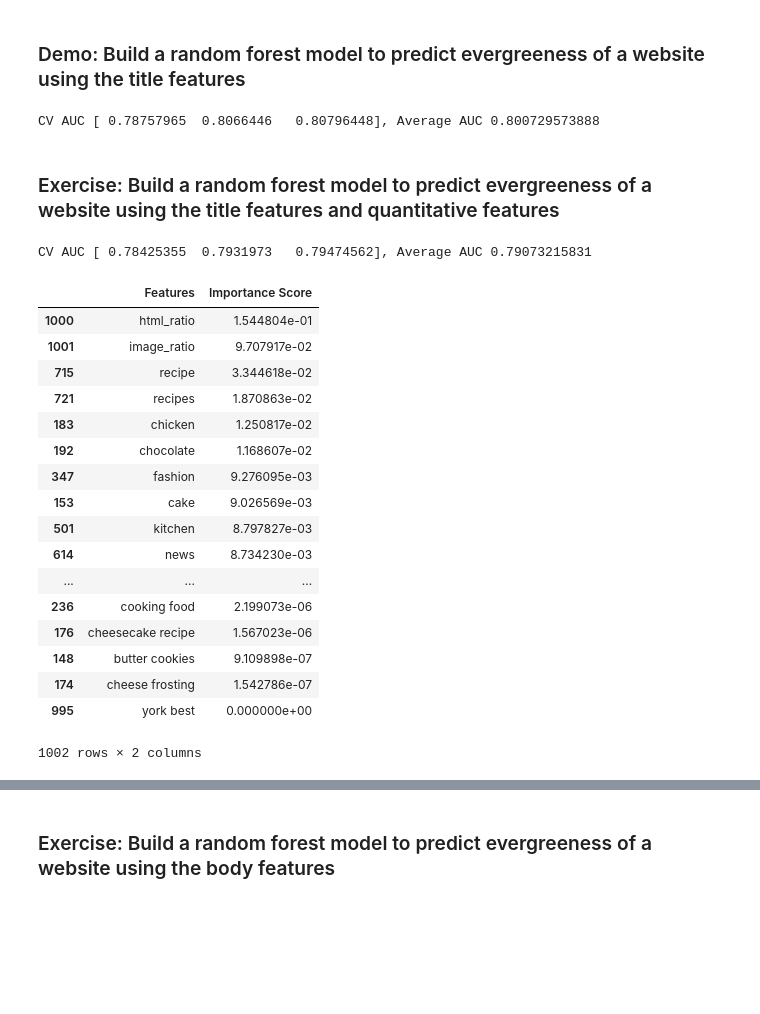
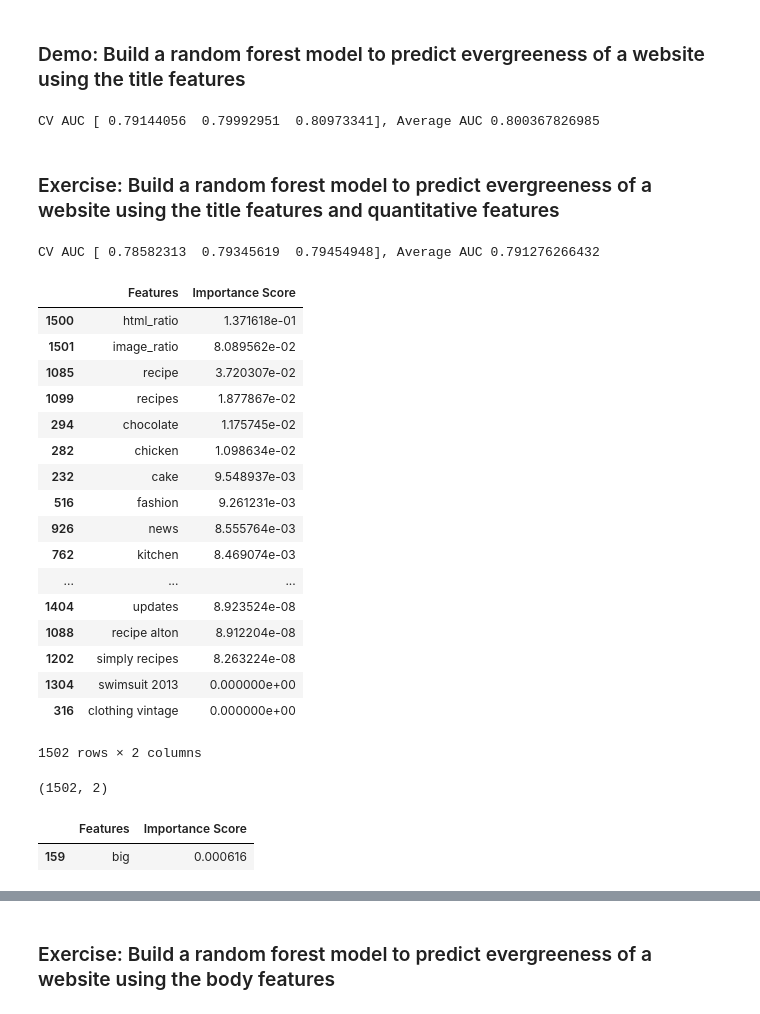
Before and after one commit to akell47/DataSciCourse, a Jupyter notebook: lessons/lesson-13/code/solution-code/solution-code-13.ipynb, the cells around one changed output, grey strips where cells are left out. Saved outputs shown, nothing was run; the diff lists cells and outputs as text; code cells hidden in the pictures; blank space fills up the shorter version.

```diff
--- a/lessons/lesson-13/code/solution-code/solution-code-13.ipynb
+++ b/lessons/lesson-13/code/solution-code/solution-code-13.ipynb
@@ -80,10 +103,13 @@ data['recipe'] = data['title'].str.contains('recipe')
  ### Demo: Use of the Count Vectorizer
 # %%
 titles = data['title'].fillna('')
+# fill in nulls with empty character
 
 from sklearn.feature_extraction.text import CountVectorizer
+# computer learn vocabulary
+# countVectorizer
 
-vectorizer = CountVectorizer(max_features = 1000,
+vectorizer = CountVectorizer(max_features = 1500, # max amt of columns
                              ngram_range=(1, 2),
                              stop_words='english',
                              binary=True)
@@ -109,63 +135,79 @@ print X.toarray()
 from sklearn.ensemble import RandomForestClassifier
 
 model = RandomForestClassifier(n_estimators = 20)
+# n_estimator = number of trees - each tree from random selection of the data
 
 # Use `fit` to learn the vocabulary of the titles
 vectorizer.fit(titles)
 
 # Use `tranform` to generate the sample X word matrix - one column per feature (word or n-grams)
 X = vectorizer.transform(titles).toarray()
+# X features transform to array numpy array for sklearn
 y = data['label']
+# evergreen or not
 
 model.fit(X,y)
+# fit it
 
 from sklearn.cross_validation import cross_val_score
 
 scores = cross_val_score(model, X, y, scoring='roc_auc')
 print('CV AUC {}, Average AUC {}'.format(scores, scores.mean()))
 # %% [output]
-CV AUC [ 0.78757965  0.8066446   0.80796448], Average AUC 0.800729573888
+CV AUC [ 0.79144056  0.79992951  0.80973341], Average AUC 0.800367826985
 # %% [markdown]
 ### Exercise: Build a random forest model to predict evergreeness of a website using the title features and quantitative features
 # %%
 # Use `tranform` to generate the sample X word matrix - one column per feature (word or n-grams)
 X_text_features = vectorizer.transform(titles)
 
 # Identify the features you want from the original dataset
 other_features_columns = ['html_ratio', 'image_ratio']
 other_features = data[other_features_columns]
 
 # Stack them horizontally together
 # This takes all of the word/n-gram columns and appends on two more columns for `html_ratio` and `image_ratio`
 from scipy.sparse import hstack
 X = hstack((X_text_features, other_features)).toarray()
+y = data['label']
+
+model.fit(X, y)
 
 scores = cross_val_score(model, X, y, scoring='roc_auc')
 print('CV AUC {}, Average AUC {}'.format(scores, scores.mean()))
 
 # What features of these are most important?
-model.fit(X, y)
 
+# get_feature_names - the words
 all_feature_names = vectorizer.get_feature_names() + other_features_columns
 feature_importances = pd.DataFrame({'Features' : all_feature_names, 'Importance Score': model.feature_importances_})
 feature_importances.sort_values('Importance Score', ascending=False)
 # %% [output]
-CV AUC [ 0.78425355  0.7931973   0.79474562], Average AUC 0.79073215831
+CV AUC [ 0.78582313  0.79345619  0.79454948], Average AUC 0.791276266432
 |  | Features | Importance Score |
-| 1000 | html_ratio | 1.544804e-01 |
-| 1001 | image_ratio | 9.707917e-02 |
-| 715 | recipe | 3.344618e-02 |
-| 721 | recipes | 1.870863e-02 |
-| 183 | chicken | 1.250817e-02 |
-| 192 | chocolate | 1.168607e-02 |
-| 347 | fashion | 9.276095e-03 |
-| 153 | cake | 9.026569e-03 |
-| 501 | kitchen | 8.797827e-03 |
-| 614 | news | 8.734230e-03 |
+| 1500 | html_ratio | 1.371618e-01 |
+| 1501 | image_ratio | 8.089562e-02 |
+| 1085 | recipe | 3.720307e-02 |
+| 1099 | recipes | 1.877867e-02 |
+| 294 | chocolate | 1.175745e-02 |
+| 282 | chicken | 1.098634e-02 |
+| 232 | cake | 9.548937e-03 |
+| 516 | fashion | 9.261231e-03 |
+| 926 | news | 8.555764e-03 |
+| 762 | kitchen | 8.469074e-03 |
 | ... | ... | ... |
-| 236 | cooking food | 2.199073e-06 |
-| 176 | cheesecake recipe | 1.567023e-06 |
-| 148 | butter cookies | 9.109898e-07 |
-| 174 | cheese frosting | 1.542786e-07 |
-| 995 | york best | 0.000000e+00 |
+| 1404 | updates | 8.923524e-08 |
+| 1088 | recipe alton | 8.912204e-08 |
+| 1202 | simply recipes | 8.263224e-08 |
+| 1304 | swimsuit 2013 | 0.000000e+00 |
+| 316 | clothing vintage | 0.000000e+00 |
-1002 rows × 2 columns
+1502 rows × 2 columns
+# %%
+feature_importances.shape
+# %% [output]
+(1502, 2)
+# %%
+feature_importances[feature_importances.Features.isin(['big'])]
+# %% [output]
+|  | Features | Importance Score |
+| 159 | big | 0.000616 |
```
Also changed, not shown: parts of 12 cells of this notebook.
